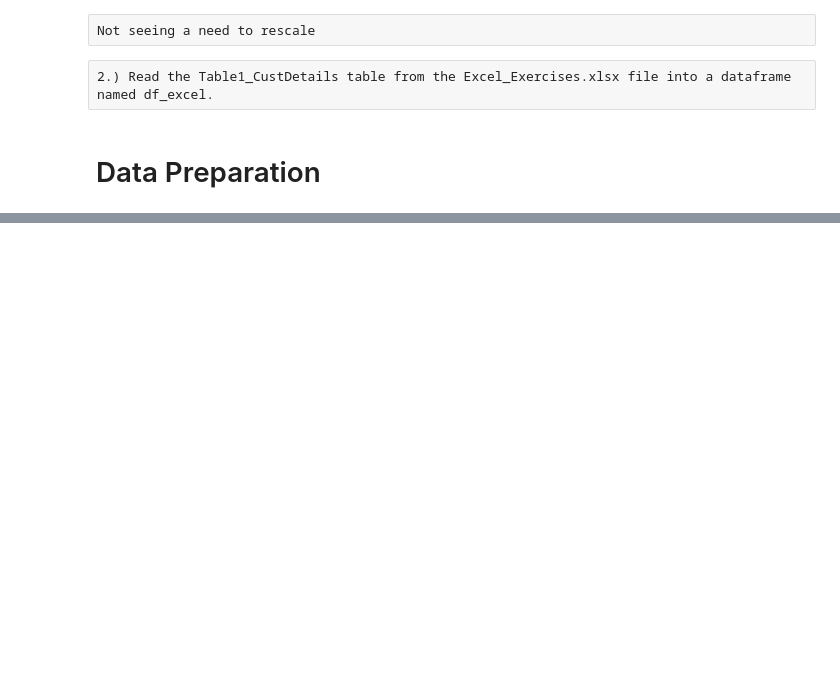
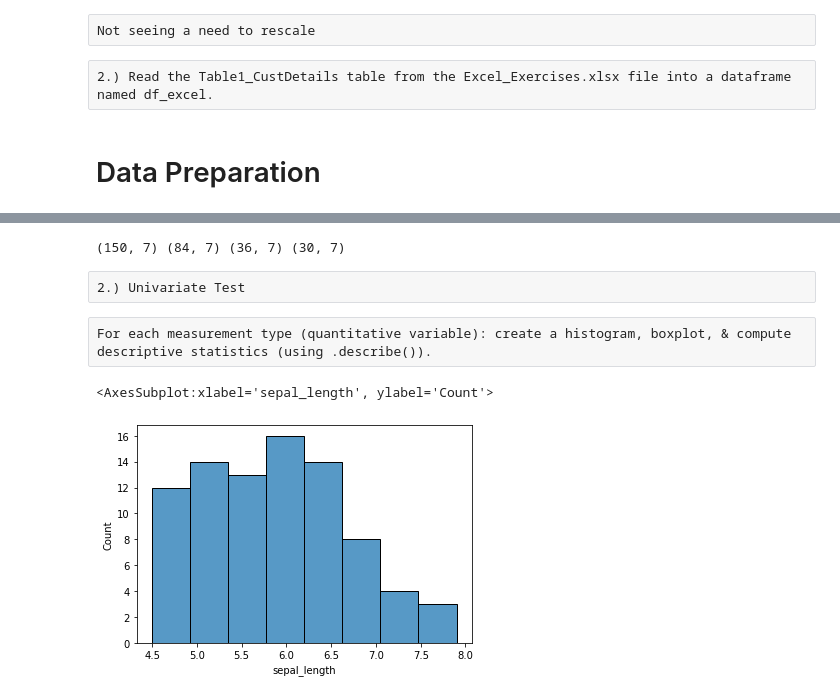
Before and after one commit to annah-vu/classification-exercises, a Jupyter notebook: classification_exercises.ipynb, the cells around one changed output, grey strips where cells are left out. Saved outputs shown, nothing was run; the diff lists cells and outputs as text; code cells hidden in the pictures; blank space fills up the shorter version.

```diff
--- a/classification_exercises.ipynb
+++ b/classification_exercises.ipynb
@@ -307,0 +188,4 @@ prep_iris(df)
+# %%
+#acquire
+iris_df = get_iris_data()
+iris_df
@@ -307,0 +210,4 @@ prep_iris(df)
+# %%
+#prepare
+df = prep_iris(iris_df)
+df
@@ -307,0 +232,13 @@ prep_iris(df)
+# %%
+#split
+train, test = train_test_split(df, test_size=0.2, random_state=123, stratify = df.species)
+train, validate = train_test_split(train, train_size=0.7, random_state=123, stratify = train.species)
+# %%
+#checking for same number of columns throughout
+print(df.shape, train.shape, validate.shape, test.shape)
+# %% [output]
+(150, 7) (84, 7) (36, 7) (30, 7)
+# %% [raw]
+2.) Univariate Test
+# %% [raw]
+For each measurement type (quantitative variable): create a histogram, boxplot, & compute descriptive statistics (using .describe()).
@@ -307,0 +250,5 @@ prep_iris(df)
+# %%
+sns.histplot(train.sepal_length)
+# %% [output]
+<AxesSubplot:xlabel='sepal_length', ylabel='Count'>
+[figure, added]
```
Also changed, not shown: parts of 71 cells of this notebook.
